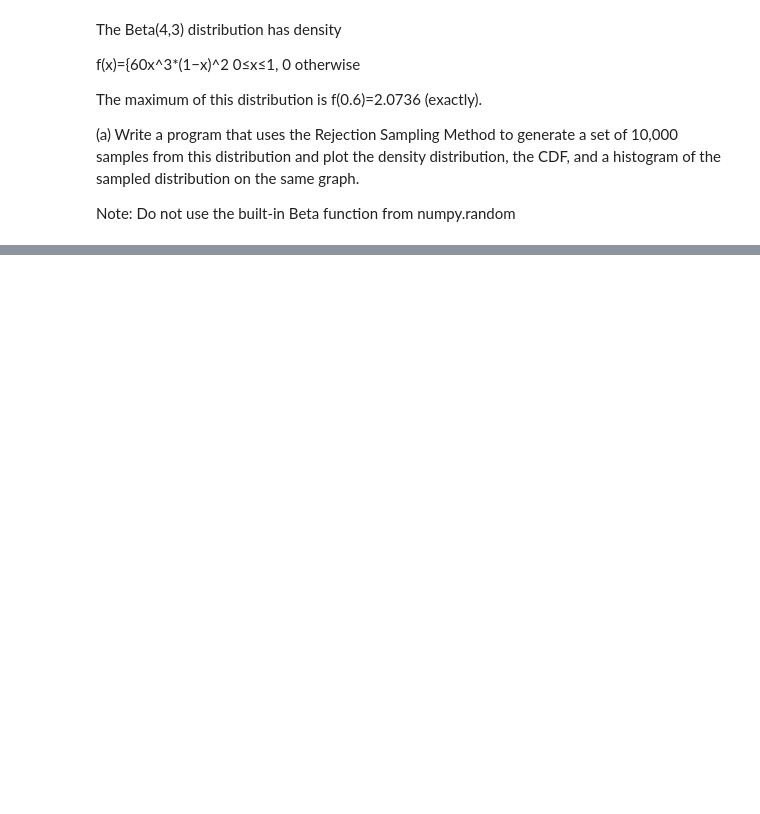
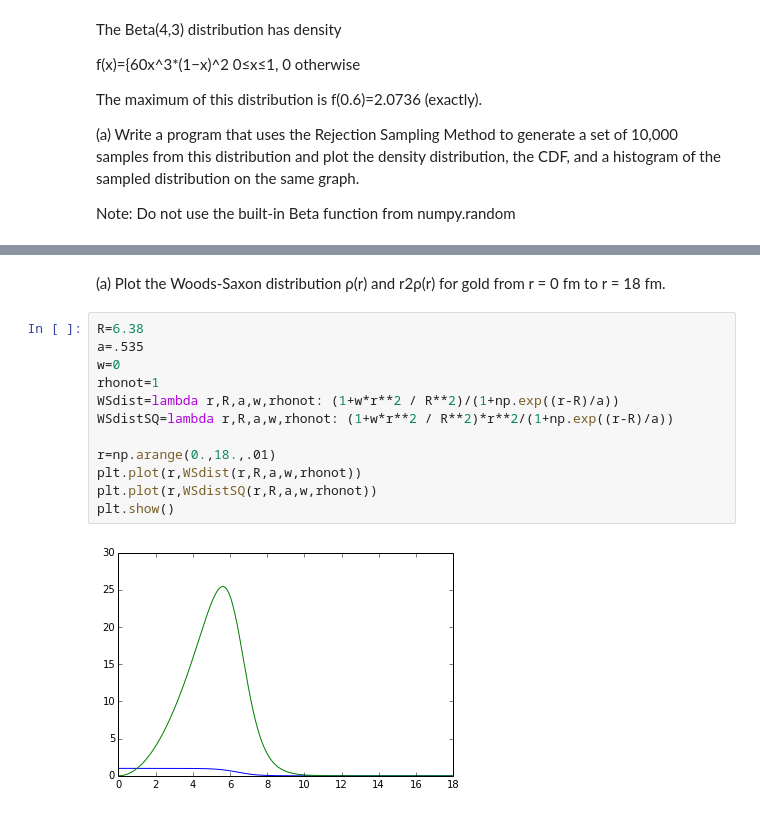
Before and after one commit to znlevine/PHYS202-S14, a Jupyter notebook: SciPy/RandomAndMCExercises.ipynb, the cells around one changed output, grey strips where cells are left out. Cells and saved outputs as stored; diff of their text form; blank space fills up the shorter version.

```diff
--- a/SciPy/RandomAndMCExercises.ipynb
+++ b/SciPy/RandomAndMCExercises.ipynb
@@ -105,0 +187,16 @@ plt.show()
+# %% [markdown]
+(a) Plot the Woods-Saxon distribution ρ(r) and r2ρ(r) for gold from r = 0 fm to r = 18 fm.
+# %%
+R=6.38
+a=.535
+w=0
+rhonot=1
+WSdist=lambda r,R,a,w,rhonot: (1+w*r**2 / R**2)/(1+np.exp((r-R)/a))
+WSdistSQ=lambda r,R,a,w,rhonot: (1+w*r**2 / R**2)*r**2/(1+np.exp((r-R)/a))
+
+r=np.arange(0.,18.,.01)
+plt.plot(r,WSdist(r,R,a,w,rhonot))
+plt.plot(r,WSdistSQ(r,R,a,w,rhonot))
+plt.show()
+# %% [output]
+[figure, added]
```
Also changed, not shown: parts of 13 cells of this notebook.
